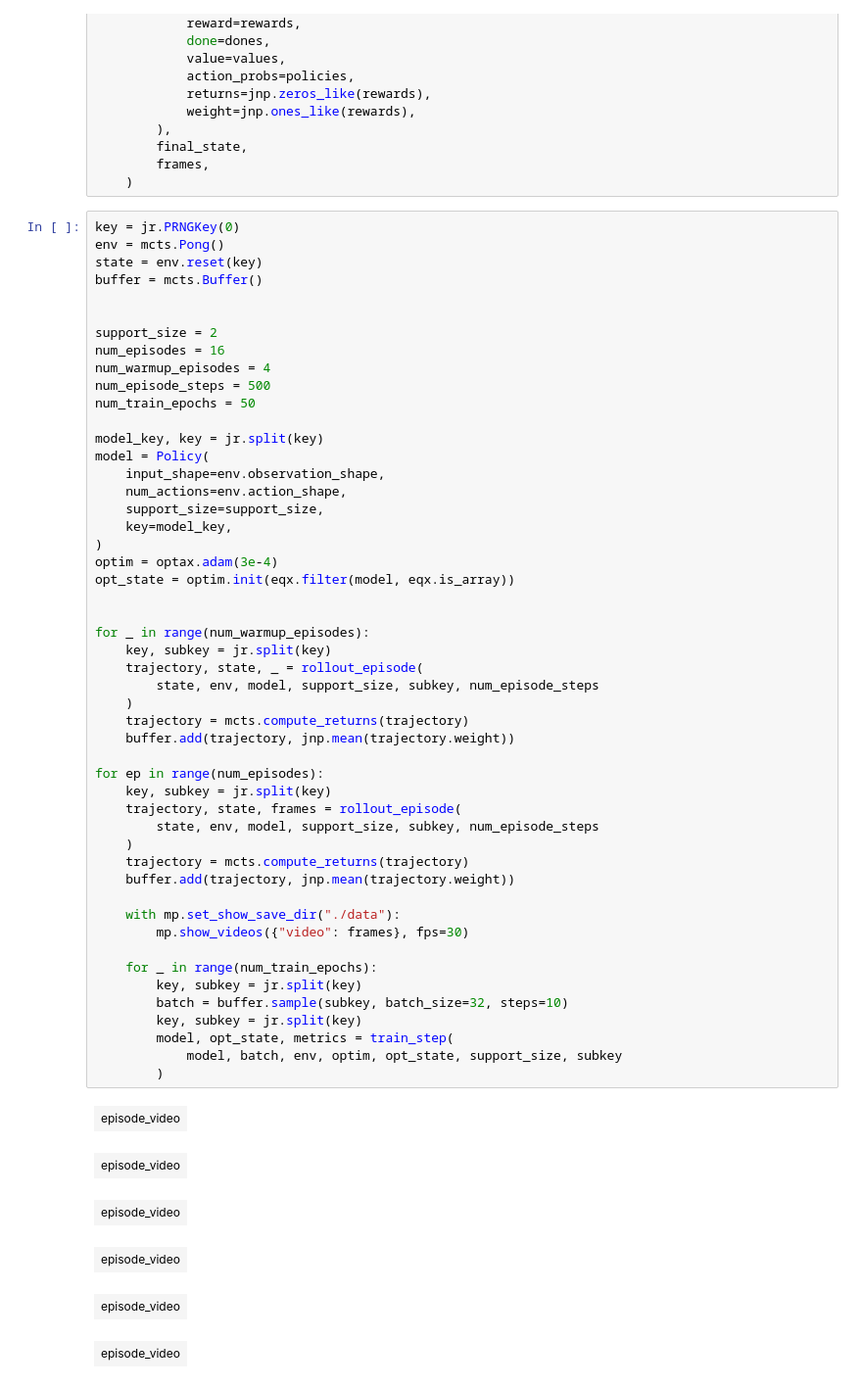
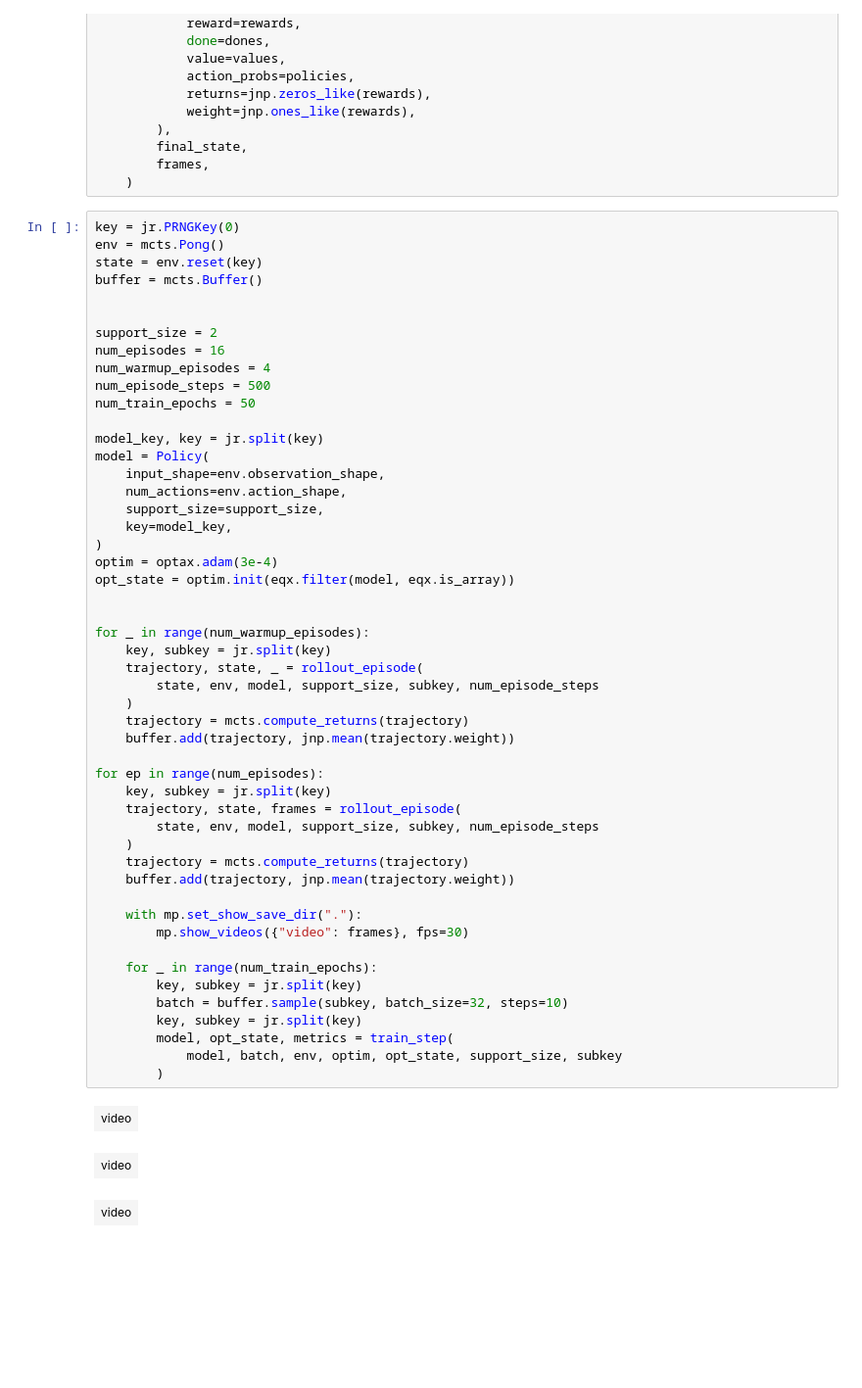
Before and after one commit to alec-tschantz/mcts, a Jupyter notebook: muzero.ipynb, the cells around one changed output. Shown at 98% size. Saved outputs shown, nothing was run; the diff lists cells and outputs as text; blank space fills up the shorter version.

```diff
--- a/muzero.ipynb
+++ b/muzero.ipynb
@@ -202,37 +202,34 @@ model = Policy(
 optim = optax.adam(3e-4)
 opt_state = optim.init(eqx.filter(model, eqx.is_array))
 
 
 for _ in range(num_warmup_episodes):
     key, subkey = jr.split(key)
     trajectory, state, _ = rollout_episode(
         state, env, model, support_size, subkey, num_episode_steps
     )
     trajectory = mcts.compute_returns(trajectory)
     buffer.add(trajectory, jnp.mean(trajectory.weight))
 
 for ep in range(num_episodes):
     key, subkey = jr.split(key)
     trajectory, state, frames = rollout_episode(
         state, env, model, support_size, subkey, num_episode_steps
     )
     trajectory = mcts.compute_returns(trajectory)
     buffer.add(trajectory, jnp.mean(trajectory.weight))
 
-    with mp.set_show_save_dir("./data"):
+    with mp.set_show_save_dir("."):
         mp.show_videos({"video": frames}, fps=30)
 
     for _ in range(num_train_epochs):
         key, subkey = jr.split(key)
         batch = buffer.sample(subkey, batch_size=32, steps=10)
         key, subkey = jr.split(key)
         model, opt_state, metrics = train_step(
             model, batch, env, optim, opt_state, support_size, subkey
         )
 # %% [output]
-| episode_video |
+| video |
-| episode_video |
+| video |
-| episode_video |
+| video |
-| episode_video |
-| episode_video |
-| episode_video |
```
Also changed, not shown: parts of 1 cell of this notebook, 5 other files.
